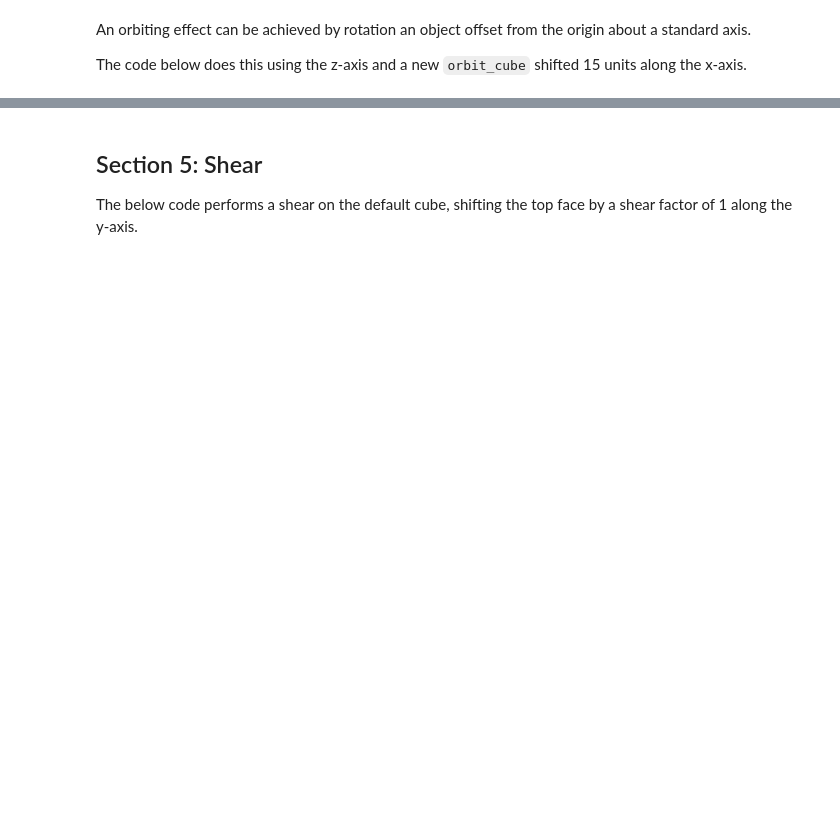
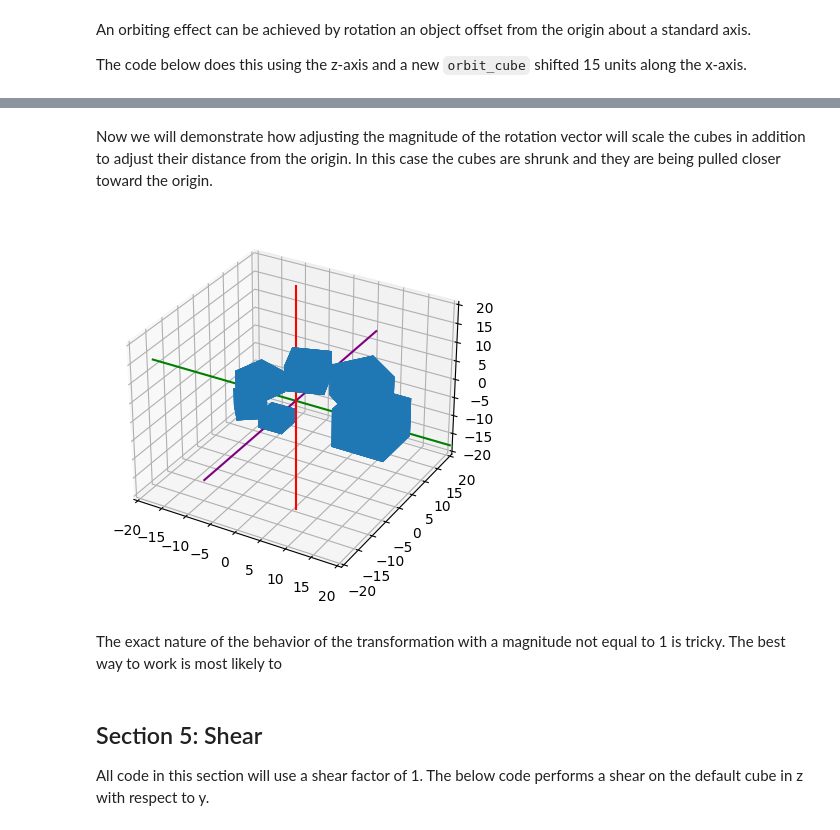
Before and after one commit to tclaar/CubeTransformations, a Jupyter notebook: TransformationExamples.ipynb, the cells around one changed output, grey strips where cells are left out. Saved outputs shown, nothing was run; the diff lists cells and outputs as text; code cells hidden in the pictures; blank space fills up the shorter version.

Commit message:
Added finishing touches
A couple more shear examples as well as rotation with scaling.

```diff
--- a/TransformationExamples.ipynb
+++ b/TransformationExamples.ipynb
@@ -120,6 +134,22 @@ demo.display_objects(cubes[0], cubes[1], cubes[2], cubes[3], cubes[4], cubes[5])
+# %% [markdown]
+Now we will demonstrate how adjusting the magnitude of the rotation vector will scale the cubes in addition to adjust their distance from the origin.
+In this case the cubes are shrunk and they are being pulled closer toward the origin.
+# %%
+R = get_rotation_matrix(0, 0, 0.8, theta)
+
+cubes = [orbit_cube]
+for i in range(1, 6):
+    cubes.append(np.matmul(R, cubes[i - 1]))
+
+demo.display_objects(cubes[0], cubes[1], cubes[2], cubes[3], cubes[4], cubes[5])
+# %% [output]
+[figure, added]
+# %% [markdown]
+The exact nature of the behavior of the transformation with a magnitude not equal to 1 is tricky. The best way to work is most likely to
 # %% [markdown]
 ## Section 5: Shear
-The below code performs a shear on the default cube, shifting the top face by a shear factor of 1 along the y-axis.
+All code in this section will use a shear factor of 1.
+The below code performs a shear on the default cube in z with respect to y.
 # %%
 S = np.array([[1, 0, 0],
               [0, 1, 1],
```
Also changed, not shown: parts of 13 cells of this notebook.
